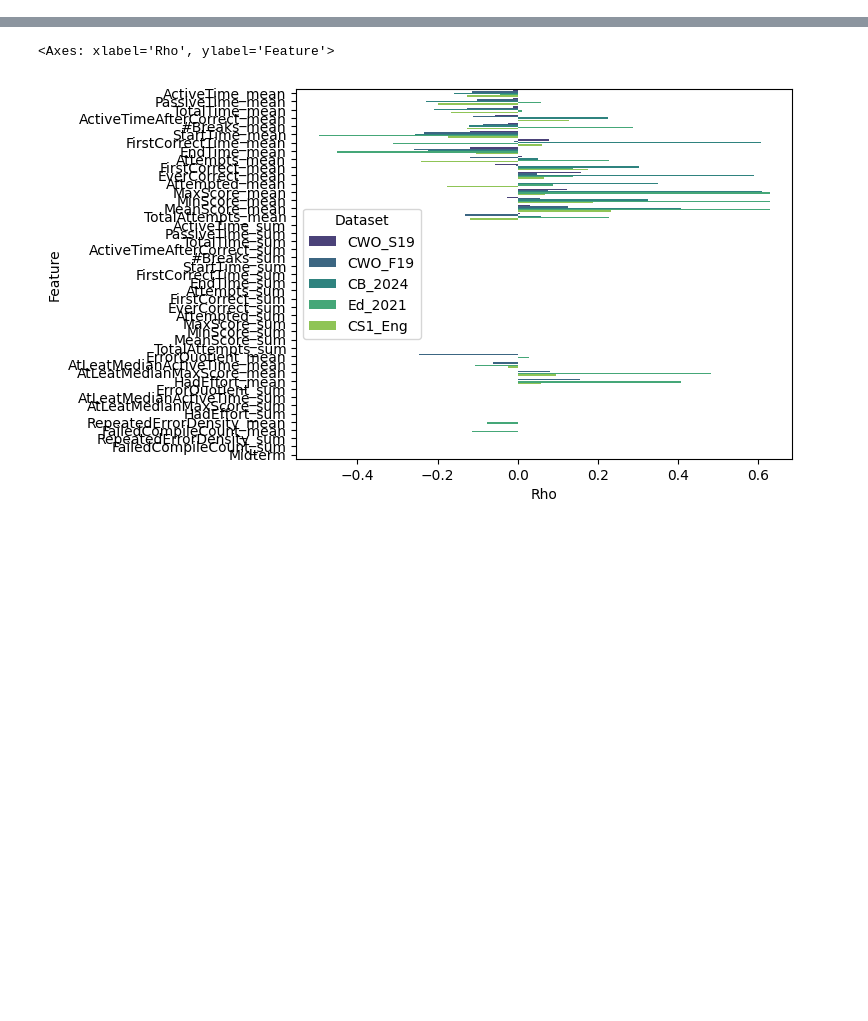
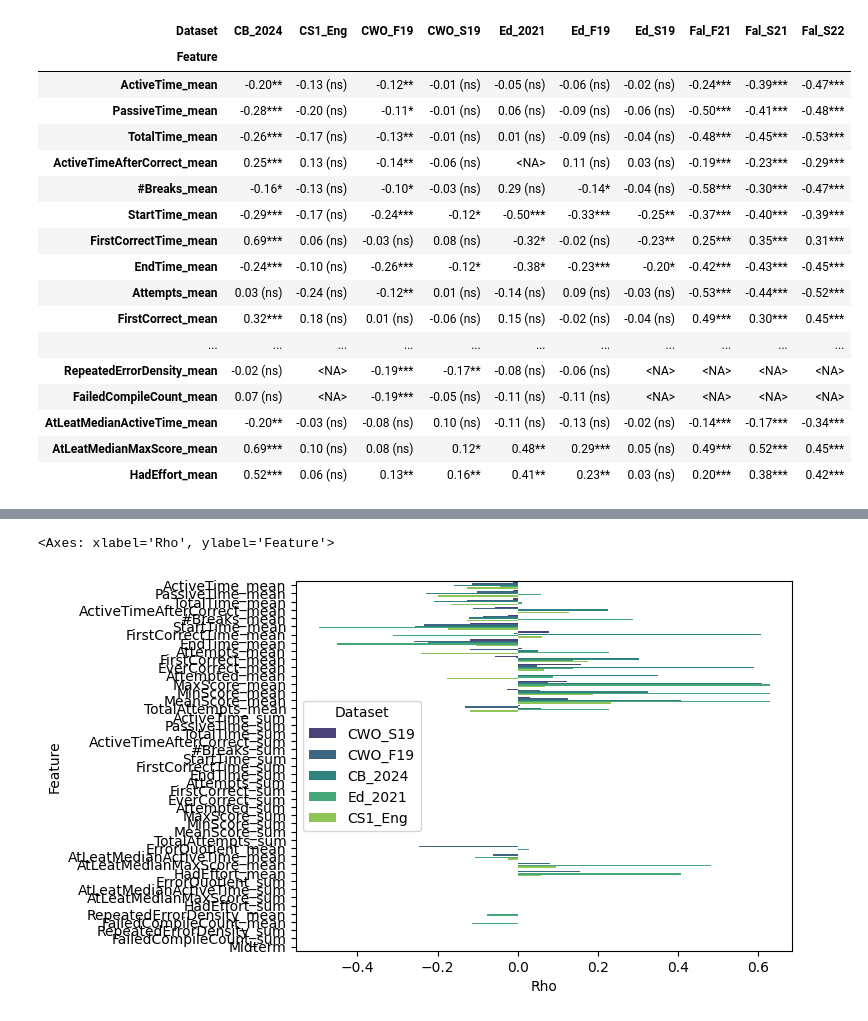
Before and after one commit to CSSPLICE/ProgSnapToolkit, a Jupyter notebook: src/analytics/feature_importance/importance.ipynb, the cells around one changed output, grey strips where cells are left out. Drawn from its saved outputs; the diff is of its cells as text; code cells hidden in the pictures; blank space fills up the shorter version.

```diff
--- a/src/analytics/feature_importance/importance.ipynb
+++ b/src/analytics/feature_importance/importance.ipynb
@@ -81,3 +129,24 @@ all_data
+# %%
+heat_map_annotations
+# %% [output]
+| Dataset | CB_2024 | CS1_Eng | CWO_F19 | CWO_S19 | Ed_2021 | Ed_F19 | Ed_S19 | Fal_F21 | Fal_S21 | Fal_S22 |
+| Feature |  |  |  |  |  |  |  |  |  |  |
+| ActiveTime_mean | -0.20** | -0.13 (ns) | -0.12** | -0.01 (ns) | -0.05 (ns) | -0.06 (ns) | -0.02 (ns) | -0.24*** | -0.39*** | -0.47*** |
+| PassiveTime_mean | -0.28*** | -0.20 (ns) | -0.11* | -0.01 (ns) | 0.06 (ns) | -0.09 (ns) | -0.06 (ns) | -0.50*** | -0.41*** | -0.48*** |
+| TotalTime_mean | -0.26*** | -0.17 (ns) | -0.13** | -0.01 (ns) | 0.01 (ns) | -0.09 (ns) | -0.04 (ns) | -0.48*** | -0.45*** | -0.53*** |
+| ActiveTimeAfterCorrect_mean | 0.25*** | 0.13 (ns) | -0.14** | -0.06 (ns) | <NA> | 0.11 (ns) | 0.03 (ns) | -0.19*** | -0.23*** | -0.29*** |
+| #Breaks_mean | -0.16* | -0.13 (ns) | -0.10* | -0.03 (ns) | 0.29 (ns) | -0.14* | -0.04 (ns) | -0.58*** | -0.30*** | -0.47*** |
+| StartTime_mean | -0.29*** | -0.17 (ns) | -0.24*** | -0.12* | -0.50*** | -0.33*** | -0.25** | -0.37*** | -0.40*** | -0.39*** |
+| FirstCorrectTime_mean | 0.69*** | 0.06 (ns) | -0.03 (ns) | 0.08 (ns) | -0.32* | -0.02 (ns) | -0.23** | 0.25*** | 0.35*** | 0.31*** |
+| EndTime_mean | -0.24*** | -0.10 (ns) | -0.26*** | -0.12* | -0.38* | -0.23*** | -0.20* | -0.42*** | -0.43*** | -0.45*** |
+| Attempts_mean | 0.03 (ns) | -0.24 (ns) | -0.12** | 0.01 (ns) | -0.14 (ns) | 0.09 (ns) | -0.03 (ns) | -0.53*** | -0.44*** | -0.52*** |
+| FirstCorrect_mean | 0.32*** | 0.18 (ns) | 0.01 (ns) | -0.06 (ns) | 0.15 (ns) | -0.02 (ns) | -0.04 (ns) | 0.49*** | 0.30*** | 0.45*** |
+| ... | ... | ... | ... | ... | ... | ... | ... | ... | ... | ... |
+| RepeatedErrorDensity_mean | -0.02 (ns) | <NA> | -0.19*** | -0.17** | -0.08 (ns) | -0.06 (ns) | <NA> | <NA> | <NA> | <NA> |
+| FailedCompileCount_mean | 0.07 (ns) | <NA> | -0.19*** | -0.05 (ns) | -0.11 (ns) | -0.11 (ns) | <NA> | <NA> | <NA> | <NA> |
+| AtLeatMedianActiveTime_mean | -0.20** | -0.03 (ns) | -0.08 (ns) | 0.10 (ns) | -0.11 (ns) | -0.13 (ns) | -0.02 (ns) | -0.14*** | -0.17*** | -0.34*** |
+| AtLeatMedianMaxScore_mean | 0.69*** | 0.10 (ns) | 0.08 (ns) | 0.12* | 0.48** | 0.29*** | 0.05 (ns) | 0.49*** | 0.52*** | 0.45*** |
+| HadEffort_mean | 0.52*** | 0.06 (ns) | 0.13** | 0.16** | 0.41** | 0.23** | 0.03 (ns) | 0.20*** | 0.38*** | 0.42*** |
 # %%
 import seaborn as sns
 
```
Also changed, not shown: parts of 12 cells of this notebook, 2 other files.
